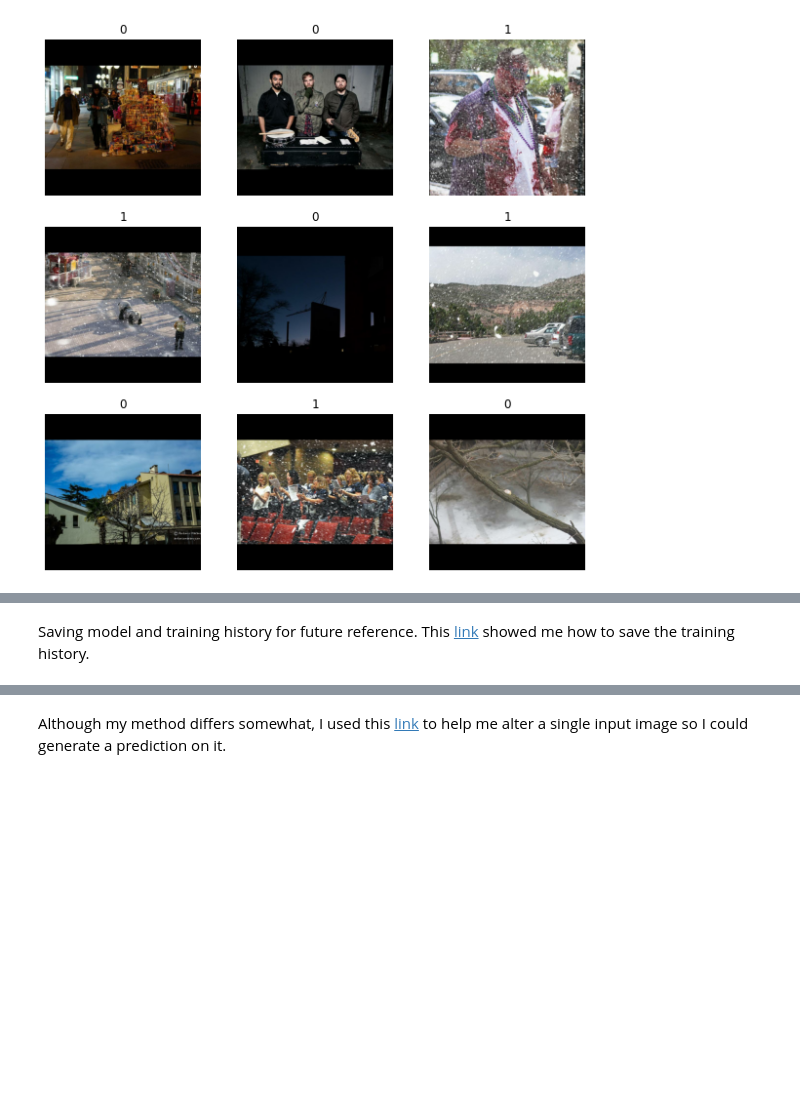
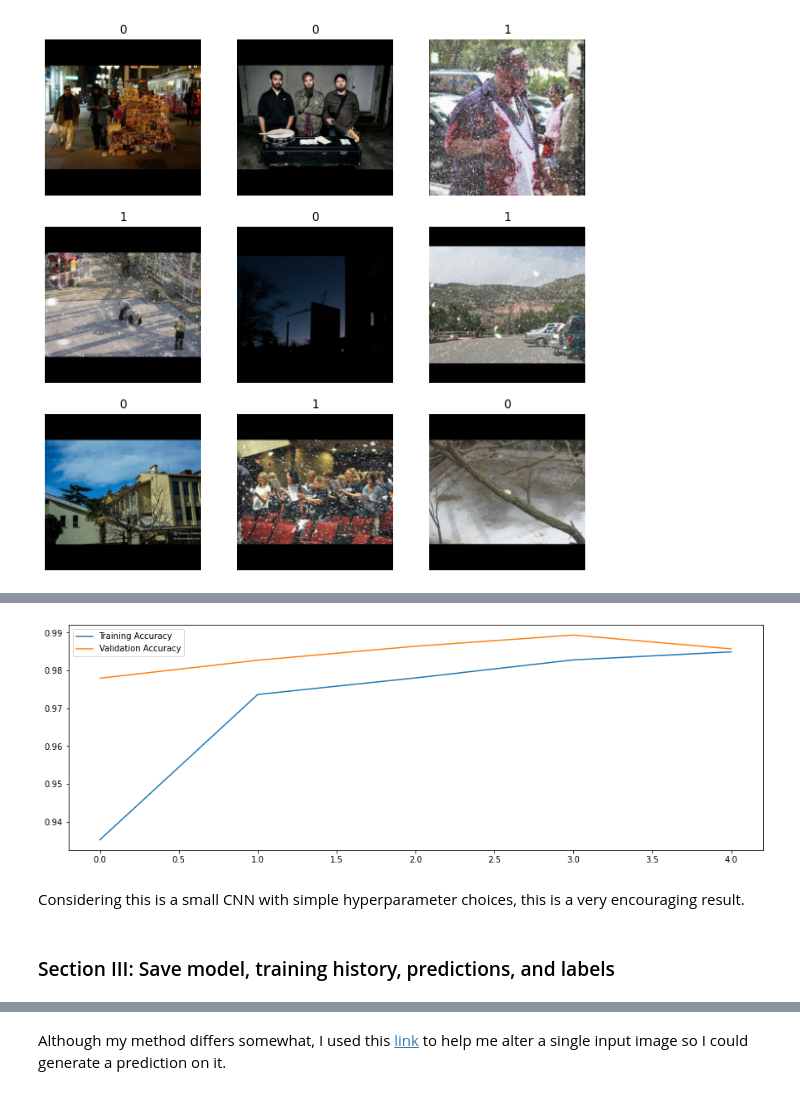
Before and after one commit to MarkCHarris/ga-capstone-snow-vision, a Jupyter notebook: code/part1_snowdetect_firstfit.ipynb, the cells around one changed output, grey strips where cells are left out. Drawn from its saved outputs; the diff is of its cells as text; code cells hidden in the pictures; blank space fills up the shorter version.

```diff
--- a/code/part1_snowdetect_firstfit.ipynb
+++ b/code/part1_snowdetect_firstfit.ipynb
@@ -126,5 +167,15 @@ plt.legend();
+# %%
+# Plot of the training and validation accuracy for each epoch.
+plt.figure(figsize=(15,5))
+plt.plot(history.history['accuracy'], label='Training Accuracy')
+plt.plot(history.history['val_accuracy'], label='Validation Accuracy')
+plt.legend();
+# %% [output]
+[figure, added]
+# %% [markdown]
+Considering this is a small CNN with simple hyperparameter choices, this is a very encouraging result.
 # %% [markdown]
-Saving model and training history for future reference.  This [link](https://stackoverflow.com/questions/49969006/save-and-load-keras-callbacks-history) showed me how to save the training history.
+### Section III: Save model, training history, predictions, and labels ###
 # %%
 model_name = 'test1'
 # %%
```
Also changed, not shown: parts of 40 cells of this notebook, 1 other file.
